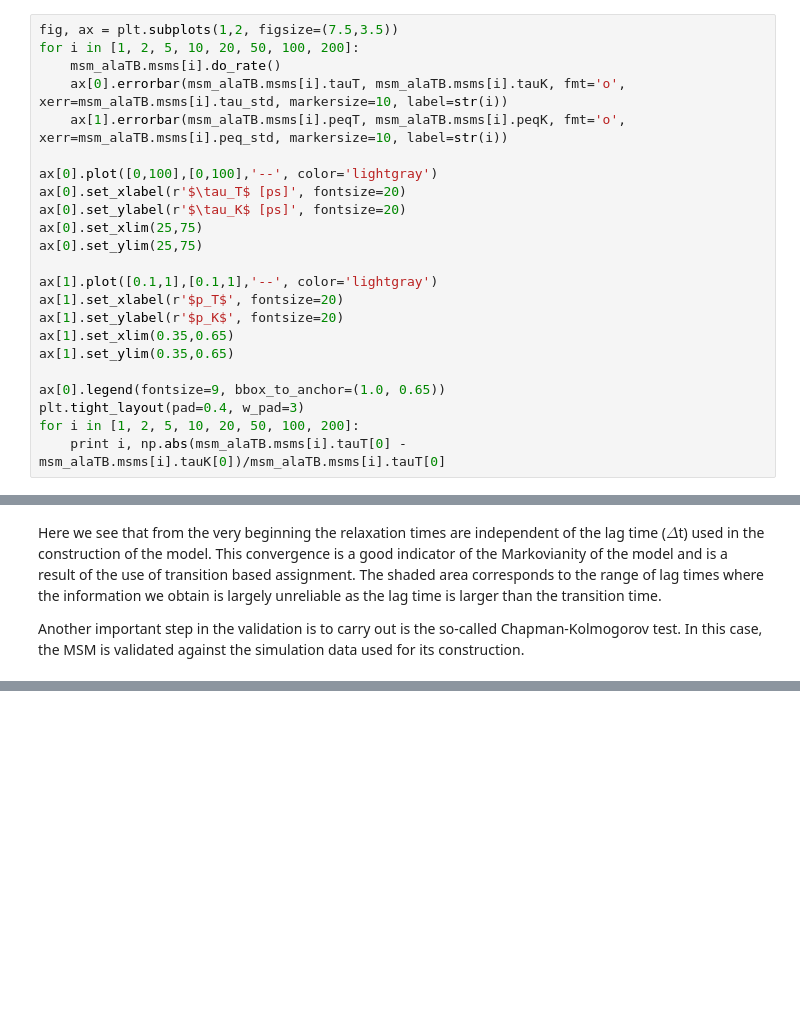
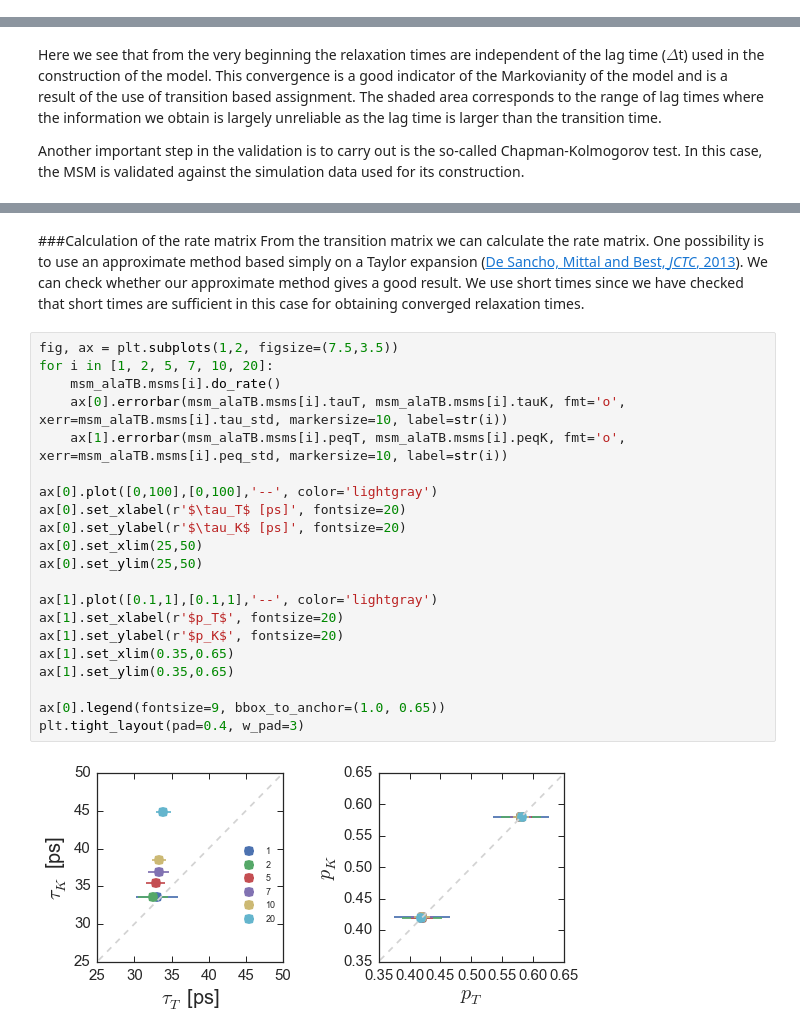
Before and after one commit to BioKT/MasterMSM, a Jupyter notebook: examples/alanine_dipeptide/ala_dipeptide.ipynb, the cells around one changed output, grey strips where cells are left out. Cells and saved outputs as stored; diff of their text form; blank space fills up the shorter version.

```diff
--- a/examples/alanine_dipeptide/ala_dipeptide.ipynb
+++ b/examples/alanine_dipeptide/ala_dipeptide.ipynb
@@ -105,23 +100,0 @@ From the transition matrix we can calculate the rate matrix. One possibility is
-# %%
-fig, ax = plt.subplots(1,2, figsize=(7.5,3.5))
-for i in [1, 2, 5, 10, 20, 50, 100, 200]:
-    msm_alaTB.msms[i].do_rate()
-    ax[0].errorbar(msm_alaTB.msms[i].tauT, msm_alaTB.msms[i].tauK, fmt='o', xerr=msm_alaTB.msms[i].tau_std, markersize=10, label=str(i))
-    ax[1].errorbar(msm_alaTB.msms[i].peqT, msm_alaTB.msms[i].peqK, fmt='o', xerr=msm_alaTB.msms[i].peq_std, markersize=10, label=str(i))
-
-ax[0].plot([0,100],[0,100],'--', color='lightgray')
-ax[0].set_xlabel(r'$\tau_T$ [ps]', fontsize=20)
-ax[0].set_ylabel(r'$\tau_K$ [ps]', fontsize=20)
-ax[0].set_xlim(25,75)
-ax[0].set_ylim(25,75)
-
-ax[1].plot([0.1,1],[0.1,1],'--', color='lightgray')
-ax[1].set_xlabel(r'$p_T$', fontsize=20)
-ax[1].set_ylabel(r'$p_K$', fontsize=20)
-ax[1].set_xlim(0.35,0.65)
-ax[1].set_ylim(0.35,0.65)
-
-ax[0].legend(fontsize=9, bbox_to_anchor=(1.0, 0.65))
-plt.tight_layout(pad=0.4, w_pad=3)
-for i in [1, 2, 5, 10, 20, 50, 100, 200]:
-    print i, np.abs(msm_alaTB.msms[i].tauT[0] - msm_alaTB.msms[i].tauK[0])/msm_alaTB.msms[i].tauT[0]
@@ -171,0 +135,26 @@ These plots show the decay of the population from a given initial condition. In
+# %% [markdown]
+###Calculation of the rate matrix
+From the transition matrix we can calculate the rate matrix. One possibility is to use an approximate method based simply on a Taylor expansion ([De Sancho, Mittal and Best, *JCTC*, 2013](http://dx.doi.org/10.1021/ct301033r)). We can check whether our approximate method gives a good result. We use short times since we have checked that short times are sufficient in this case for obtaining converged relaxation times.
+# %%
+fig, ax = plt.subplots(1,2, figsize=(7.5,3.5))
+for i in [1, 2, 5, 7, 10, 20]:
+    msm_alaTB.msms[i].do_rate()
+    ax[0].errorbar(msm_alaTB.msms[i].tauT, msm_alaTB.msms[i].tauK, fmt='o', xerr=msm_alaTB.msms[i].tau_std, markersize=10, label=str(i))
+    ax[1].errorbar(msm_alaTB.msms[i].peqT, msm_alaTB.msms[i].peqK, fmt='o', xerr=msm_alaTB.msms[i].peq_std, markersize=10, label=str(i))
+
+ax[0].plot([0,100],[0,100],'--', color='lightgray')
+ax[0].set_xlabel(r'$\tau_T$ [ps]', fontsize=20)
+ax[0].set_ylabel(r'$\tau_K$ [ps]', fontsize=20)
+ax[0].set_xlim(25,50)
+ax[0].set_ylim(25,50)
+
+ax[1].plot([0.1,1],[0.1,1],'--', color='lightgray')
+ax[1].set_xlabel(r'$p_T$', fontsize=20)
+ax[1].set_ylabel(r'$p_K$', fontsize=20)
+ax[1].set_xlim(0.35,0.65)
+ax[1].set_ylim(0.35,0.65)
+
+ax[0].legend(fontsize=9, bbox_to_anchor=(1.0, 0.65))
+plt.tight_layout(pad=0.4, w_pad=3)
+# %% [output]
+[figure, added]
```
Also changed, not shown: parts of 12 cells of this notebook.
